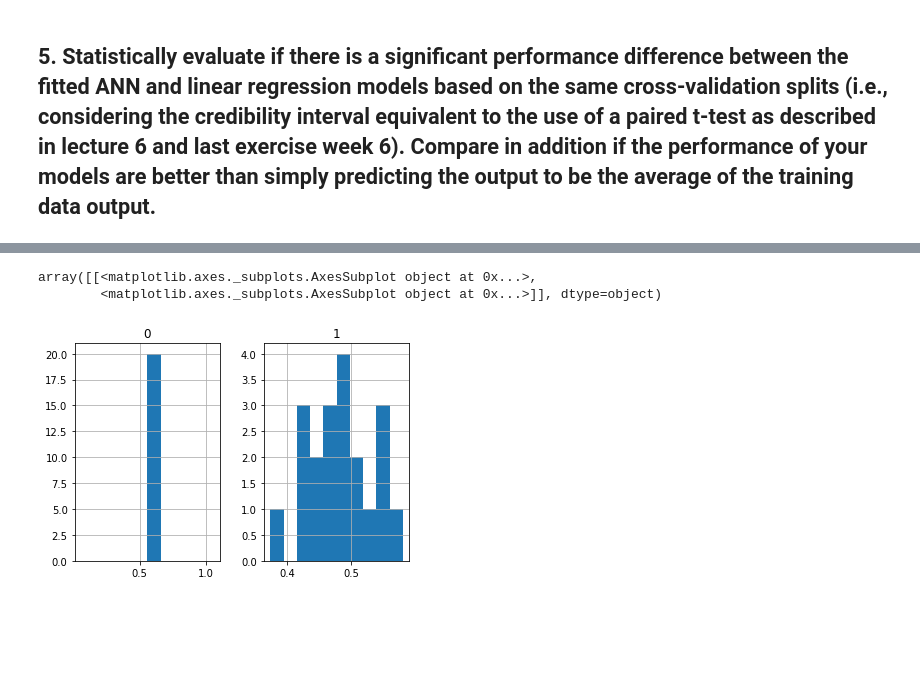
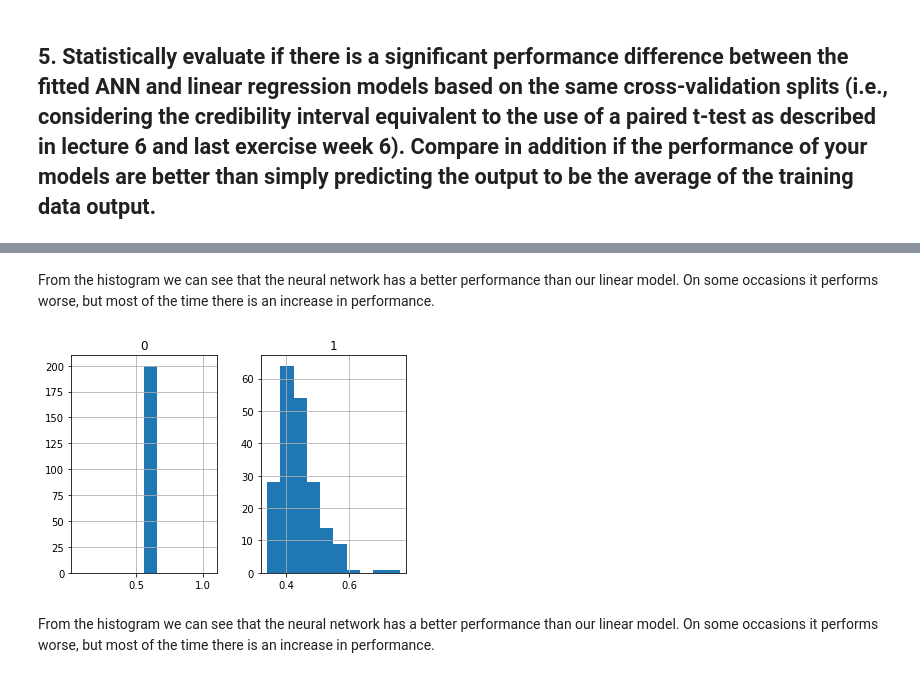
Before and after one commit to christianbillp/python, a Jupyter notebook: notebooks/ML_projekt2-regression.ipynb, the cells around one changed output, grey strips where cells are left out. Cells and saved outputs as stored; diff of their text form; code cells hidden in the pictures; blank space fills up the shorter version.

```diff
--- a/notebooks/ML_projekt2-regression.ipynb
+++ b/notebooks/ML_projekt2-regression.ipynb
@@ -867,6 +1063,8 @@ pd.DataFrame(scores).hist();
+# %% [markdown]
+From the histogram we can see that the neural network has a better performance than our linear model. On some occasions it performs worse, but most of the time there is an increase in performance.
 # %%
-pd.DataFrame(scores).hist();
+pd.DataFrame(newscores).hist();
 # %% [output]
-array([[<matplotlib.axes._subplots.AxesSubplot object at 0x...>,
-        <matplotlib.axes._subplots.AxesSubplot object at 0x...>]], dtype=object)
-[figure, old version]
+[figure, new version]
+# %% [markdown]
+From the histogram we can see that the neural network has a better performance than our linear model. On some occasions it performs worse, but most of the time there is an increase in performance.
```
Also changed, not shown: parts of 34 cells of this notebook.
